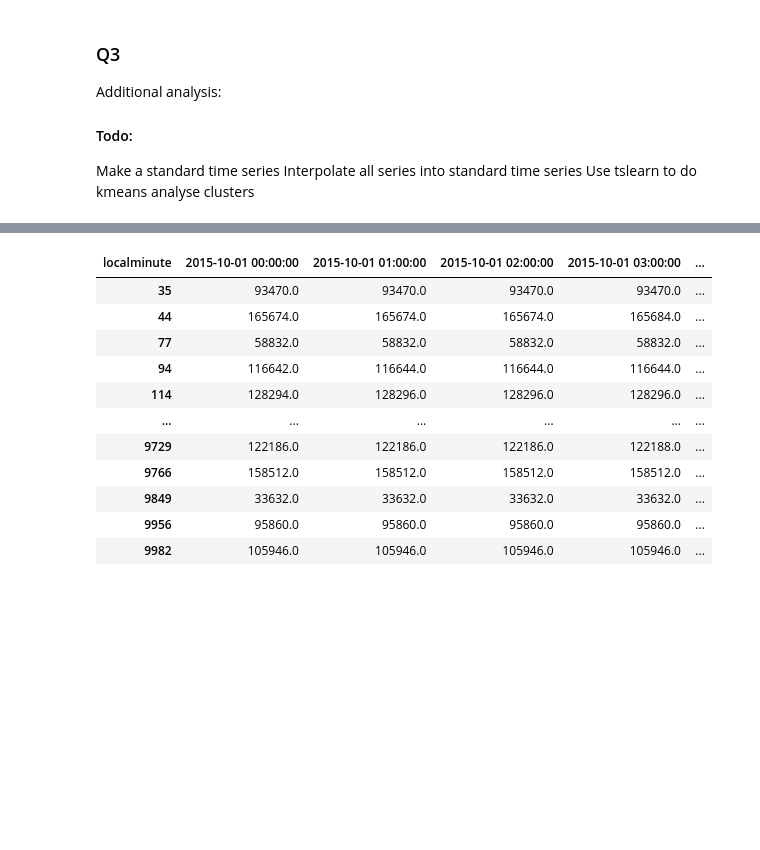
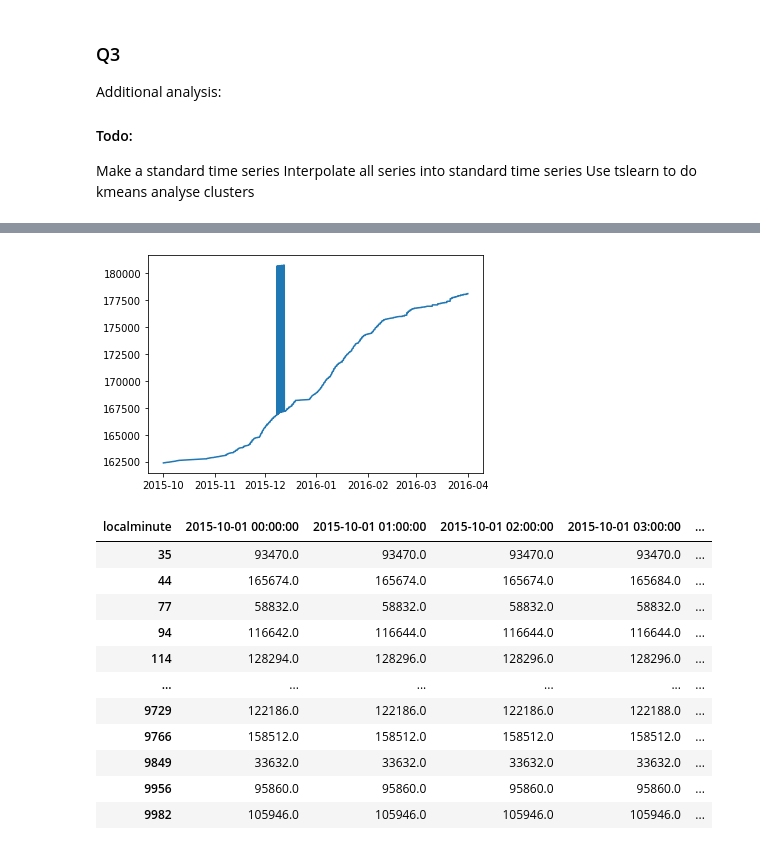
Before and after one commit to sunxiuqi-stacked/ee4211proj, a Jupyter notebook: EE4211_project.ipynb, the cells around one changed output, grey strips where cells are left out. Cells and saved outputs as stored; diff of their text form; code cells hidden in the pictures; blank space fills up the shorter version.

```diff
--- a/EE4211_project.ipynb
+++ b/EE4211_project.ipynb
@@ -299,3 +294,8 @@ plt.show()
+# %%
+plt.plot(dfResampled2.columns, dfResampled2.loc[3134])
+plt.show()
+# %% [output]
+[figure, added]
 # %%
 #sort by dataid & timestamp
 dfSorted = df.sort_values(by=['dataid', 'localminute'])
```
Also changed, not shown: parts of 12 cells of this notebook, 2 other files.
